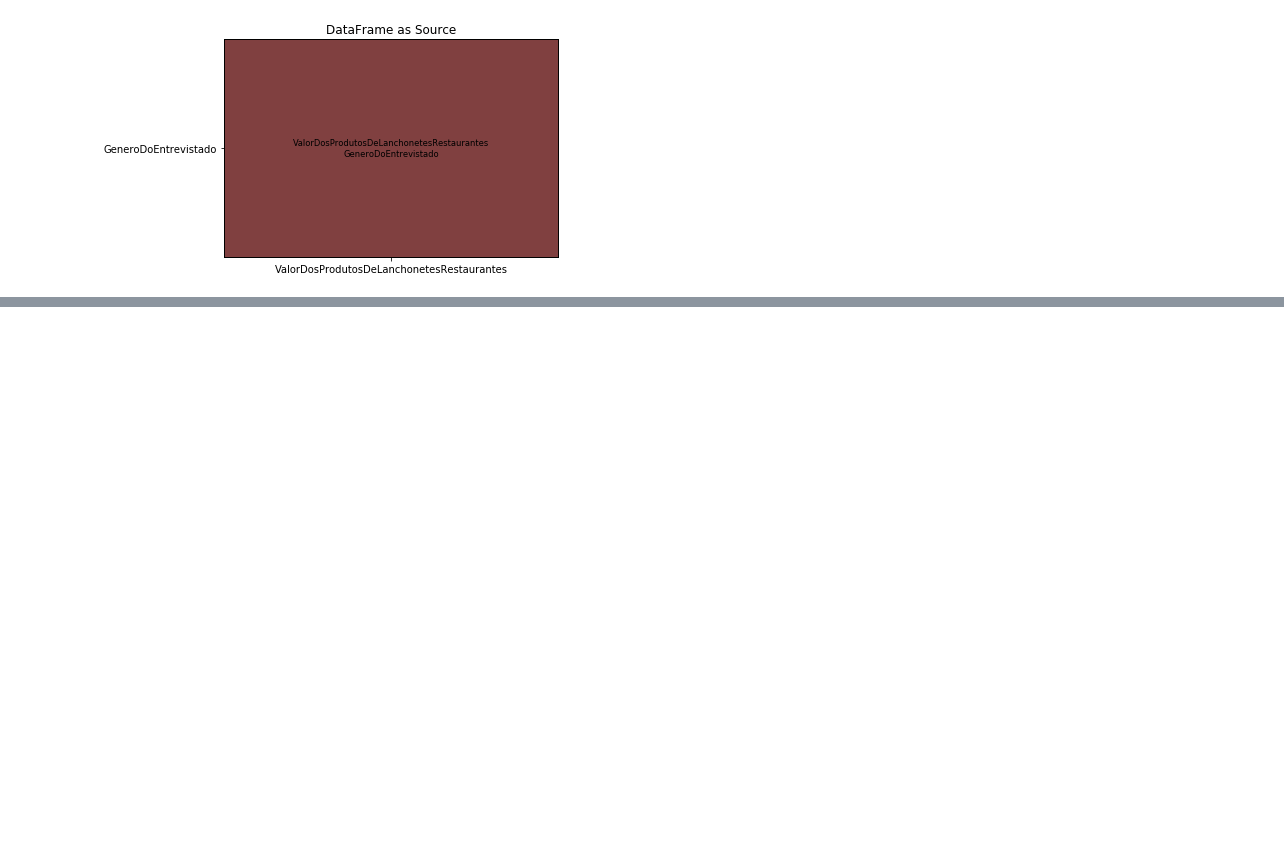
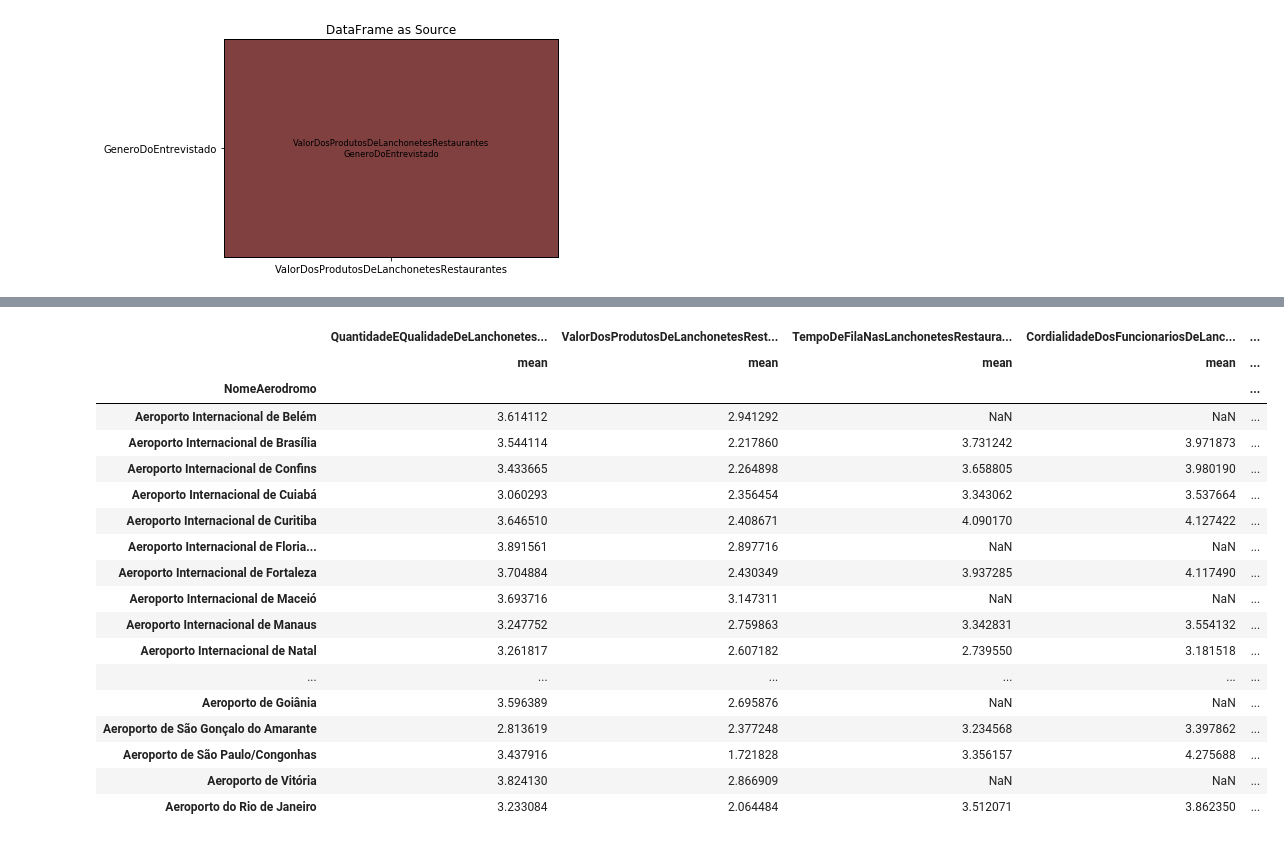
Before and after one commit to LeniceMirian/CAP394, a Jupyter notebook: Operating Performance_Airport Commercial Indicators.ipynb, the cells around one changed output, grey strips where cells are left out. Cells and saved outputs as stored; diff of their text form; code cells hidden in the pictures; blank space fills up the shorter version.

```diff
--- a/Operating Performance_Airport Commercial Indicators.ipynb
+++ b/Operating Performance_Airport Commercial Indicators.ipynb
@@ -687,0 +430,29 @@ Name: TempoDeAntecedenciaDeChegadaParaOVoo, dtype: int64
+# %%
+(newdf.groupby('NomeAerodromo').agg([np.mean])[['QuantidadeEQualidadeDeLanchonetesRestaurantes',
+       'ValorDosProdutosDeLanchonetesRestaurantes',
+       'TempoDeFilaNasLanchonetesRestaurantes',
+       'CordialidadeDosFuncionariosDeLanchonetesRestaurantes',
+       'QuantidadeEQualidadeDeEstabelecimentosComerciais',
+       'ValorDosProdutosComerciais',
+       'TempoDeFilaNosEstabelecimentosComerciais',
+       'CordialidadeDosFuncionariosDoComercio']])
+# %% [output]
+|  | QuantidadeEQualidadeDeLanchonetes... | ValorDosProdutosDeLanchonetesRest... | TempoDeFilaNasLanchonetesRestaura... | CordialidadeDosFuncionariosDeLanc... | ... |
+|  | mean | mean | mean | mean | ... |
+| NomeAerodromo |  |  |  |  | ... |
+| Aeroporto Internacional de Belém | 3.614112 | 2.941292 | NaN | NaN | ... |
+| Aeroporto Internacional de Brasília | 3.544114 | 2.217860 | 3.731242 | 3.971873 | ... |
+| Aeroporto Internacional de Confins | 3.433665 | 2.264898 | 3.658805 | 3.980190 | ... |
+| Aeroporto Internacional de Cuiabá | 3.060293 | 2.356454 | 3.343062 | 3.537664 | ... |
+| Aeroporto Internacional de Curitiba | 3.646510 | 2.408671 | 4.090170 | 4.127422 | ... |
+| Aeroporto Internacional de Floria... | 3.891561 | 2.897716 | NaN | NaN | ... |
+| Aeroporto Internacional de Fortaleza | 3.704884 | 2.430349 | 3.937285 | 4.117490 | ... |
+| Aeroporto Internacional de Maceió | 3.693716 | 3.147311 | NaN | NaN | ... |
+| Aeroporto Internacional de Manaus | 3.247752 | 2.759863 | 3.342831 | 3.554132 | ... |
+| Aeroporto Internacional de Natal | 3.261817 | 2.607182 | 2.739550 | 3.181518 | ... |
+| ... | ... | ... | ... | ... | ... |
+| Aeroporto de Goiânia | 3.596389 | 2.695876 | NaN | NaN | ... |
+| Aeroporto de São Gonçalo do Amarante | 2.813619 | 2.377248 | 3.234568 | 3.397862 | ... |
+| Aeroporto de São Paulo/Congonhas | 3.437916 | 1.721828 | 3.356157 | 4.275688 | ... |
+| Aeroporto de Vitória | 3.824130 | 2.866909 | NaN | NaN | ... |
+| Aeroporto do Rio de Janeiro | 3.233084 | 2.064484 | 3.512071 | 3.862350 | ... |
```
Also changed, not shown: parts of 19 cells of this notebook.
